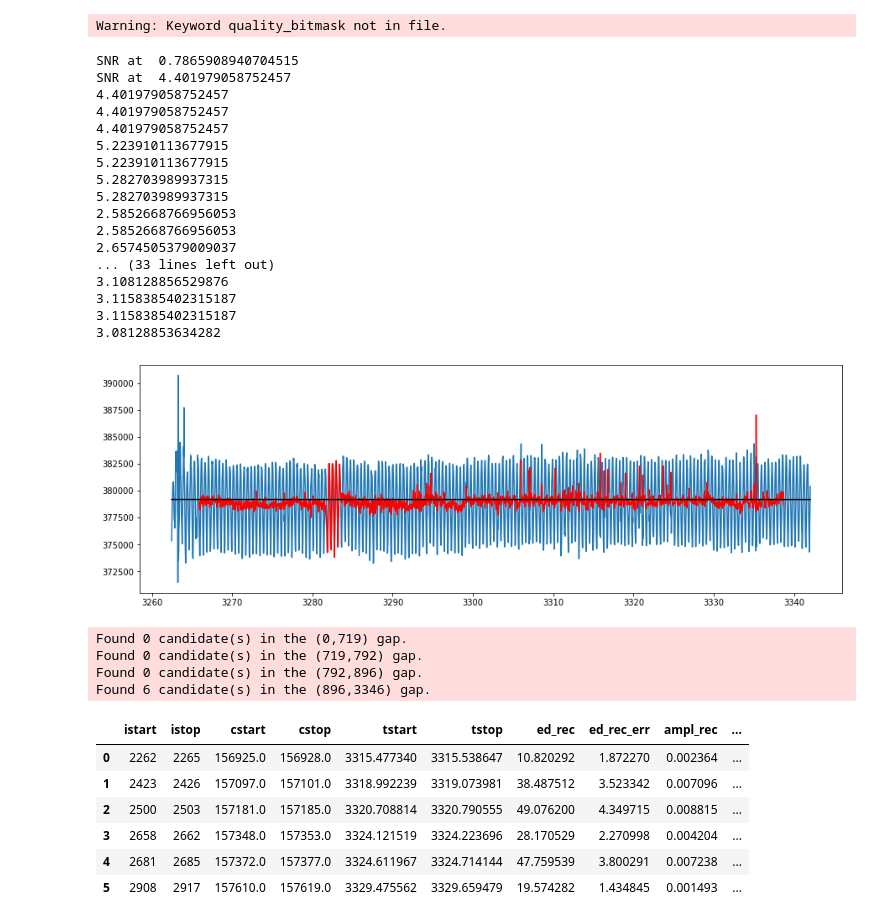
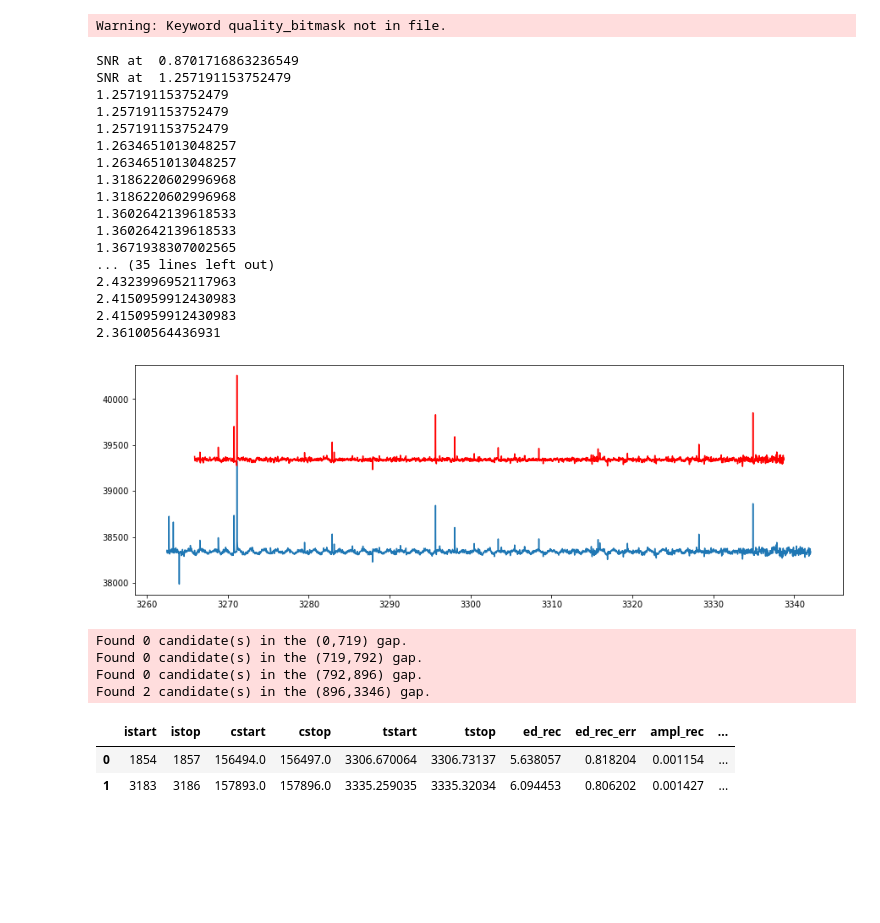
Before and after one commit to ekaterinailin/flares-in-clusters-with-k2-ii, a Jupyter notebook: VettingFlares/Detrend_rotationally_variables.ipynb, the cells around one changed output. Drawn from its saved outputs; the diff is of its cells as text; code cells hidden in the pictures; blank space fills up the shorter version.

```diff
--- a/VettingFlares/Detrend_rotationally_variables.ipynb
+++ b/VettingFlares/Detrend_rotationally_variables.ipynb
@@ -65,37 +38,37 @@ flcd.flux = flc.detrended_flux
 #flcd = flcd[(flcd.time<2281) | (flcd.time>2282)]
 #flcd = flcd[(flcd.time<2287) | (flcd.time>2288)]
 flcd = flcd[~np.isnan(flcd.flux) & ~np.isnan(flcd.flux_err) & ~np.isnan(flcd.time)]
-flcd = refine_detrended_flux_err(flcd)
+#flcd = refine_detrended_flux_err(flcd)
 # %%
 flcd = custom_detrending(flcd)
 # %% [output]
-SNR at  0.7865908940704515
-SNR at  4.401979058752457
-4.401979058752457
-4.401979058752457
-4.401979058752457
-5.223910113677915
-5.223910113677915
-5.282703989937315
-5.282703989937315
-2.5852668766956053
-2.5852668766956053
-2.6574505379009037
-... (33 lines left out)
-3.108128856529876
-3.1158385402315187
-3.1158385402315187
-3.08128853634282
+SNR at  0.8701716863236549
+SNR at  1.257191153752479
+1.257191153752479
+1.257191153752479
+1.257191153752479
+1.2634651013048257
+1.2634651013048257
+1.3186220602996968
+1.3186220602996968
+1.3602642139618533
+1.3602642139618533
+1.3671938307002565
+... (35 lines left out)
+2.4323996952117963
+2.4150959912430983
+2.4150959912430983
+2.36100564436931
 # %%
 plt.figure(figsize=(15,5))
 plt.plot(flc.time, flc.detrended_flux)
 #plt.plot(flc.time, flc.flux)
-plt.plot(flcd.time, flcd.detrended_flux, c="r");
-plt.plot(flc.time, np.nanmedian(flc.detrended_flux)+3*flc.detrended_flux_err, c="k");
+plt.plot(flcd.time, flcd.detrended_flux+1000, c="r");
+#plt.plot(flcd.time, flcd.detrended_flux+3*flcd.detrended_flux_err, c="k");
 #plt.xlim(3460,3475)
 #plt.ylim(23000, 27000)
 # %% [output]
-[figure, old version]
+[figure, new version]
 # %%
 flcd.detrended_flux_err[:] = np.nanmedian(flcd.detrended_flux_err)
 # %%
@@ -107,14 +80,10 @@ flares
 Found 0 candidate(s) in the (0,719) gap.
 Found 0 candidate(s) in the (719,792) gap.
 Found 0 candidate(s) in the (792,896) gap.
-Found 6 candidate(s) in the (896,3346) gap.
+Found 2 candidate(s) in the (896,3346) gap.
 |  | istart | istop | cstart | cstop | tstart | tstop | ed_rec | ed_rec_err | ampl_rec | ... |
-| 0 | 2262 | 2265 | 156925.0 | 156928.0 | 3315.477340 | 3315.538647 | 10.820292 | 1.872270 | 0.002364 | ... |
-| 1 | 2423 | 2426 | 157097.0 | 157101.0 | 3318.992239 | 3319.073981 | 38.487512 | 3.523342 | 0.007096 | ... |
-| 2 | 2500 | 2503 | 157181.0 | 157185.0 | 3320.708814 | 3320.790555 | 49.076200 | 4.349715 | 0.008815 | ... |
-| 3 | 2658 | 2662 | 157348.0 | 157353.0 | 3324.121519 | 3324.223696 | 28.170529 | 2.270998 | 0.004204 | ... |
-| 4 | 2681 | 2685 | 157372.0 | 157377.0 | 3324.611967 | 3324.714144 | 47.759539 | 3.800291 | 0.007238 | ... |
-| 5 | 2908 | 2917 | 157610.0 | 157619.0 | 3329.475562 | 3329.659479 | 19.574282 | 1.434845 | 0.001493 | ... |
+| 0 | 1854 | 1857 | 156494.0 | 156497.0 | 3306.670064 | 3306.73137 | 5.638057 | 0.818204 | 0.001154 | ... |
+| 1 | 3183 | 3186 | 157893.0 | 157896.0 | 3335.259035 | 3335.32034 | 6.094453 | 0.806202 | 0.001427 | ... |
 # %%
 for i, r in flares.iterrows():
     plt.figure(figsize=(7,5))
```
Also changed, not shown: parts of 7 cells of this notebook, 3 other files.
